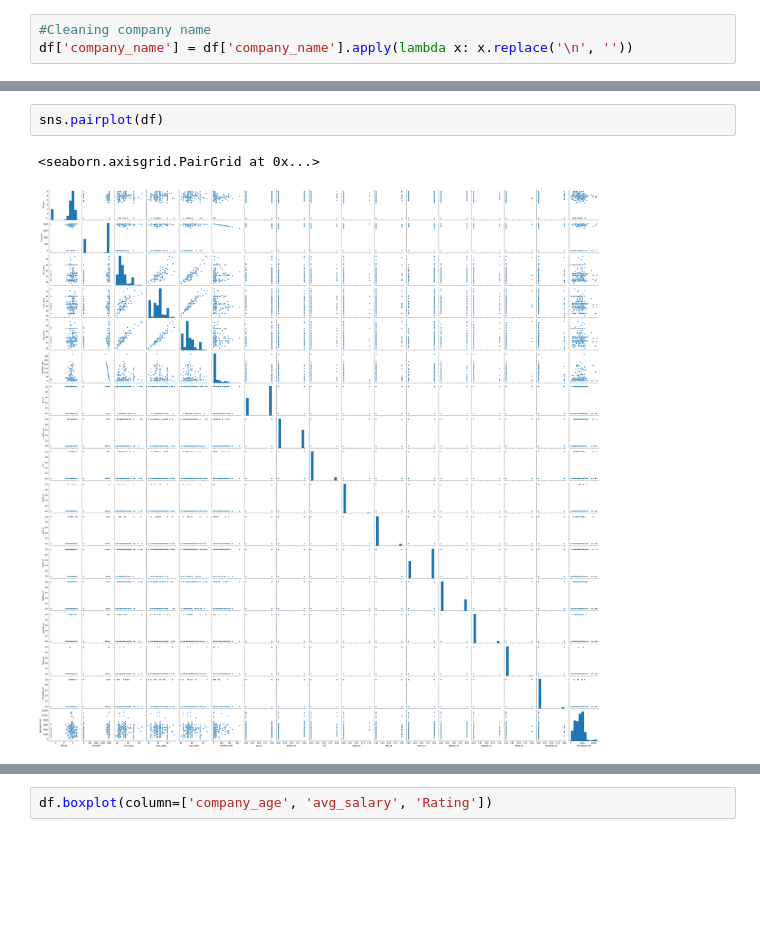
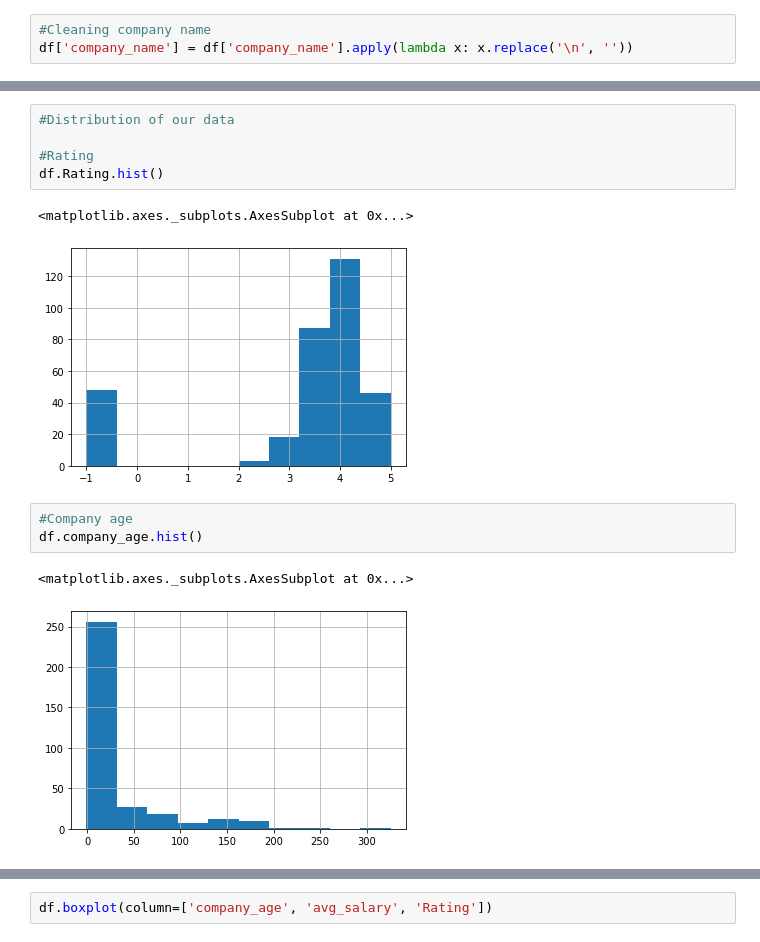
Before and after one commit to AndriiAdamchuk/ds_job_search_project, a Jupyter notebook: exploration_data_analysis.ipynb, the cells around one changed output, grey strips where cells are left out. Drawn from its saved outputs; the diff is of its cells as text; blank space fills up the shorter version.

```diff
--- a/exploration_data_analysis.ipynb
+++ b/exploration_data_analysis.ipynb
@@ -117,8 +71,17 @@ df.describe()
 | 50% | 3.800000 | 1985.000000 | 29.000000 | 43.000000 | 34.000000 | 13.000000 | 1.000000 | 0.000000 | 0.000000 | ... |
 | 75% | 4.100000 | 2006.000000 | 35.000000 | 45.000000 | 40.000000 | 29.000000 | 1.000000 | 1.000000 | 0.000000 | ... |
 | max | 5.000000 | 2020.000000 | 65.000000 | 75.000000 | 67.000000 | 326.000000 | 1.000000 | 1.000000 | 1.000000 | ... |
-# %%
-sns.pairplot(df)
-# %% [output]
-<seaborn.axisgrid.PairGrid at 0x...>
-[figure, removed]
+# %%
+#Distribution of our data
+
+#Rating
+df.Rating.hist()
+# %% [output]
+<matplotlib.axes._subplots.AxesSubplot at 0x...>
+[figure, added]
+# %%
+#Company age
+df.company_age.hist()
+# %% [output]
+<matplotlib.axes._subplots.AxesSubplot at 0x...>
+[figure, added]
```
Also changed, not shown: parts of 14 cells of this notebook.
